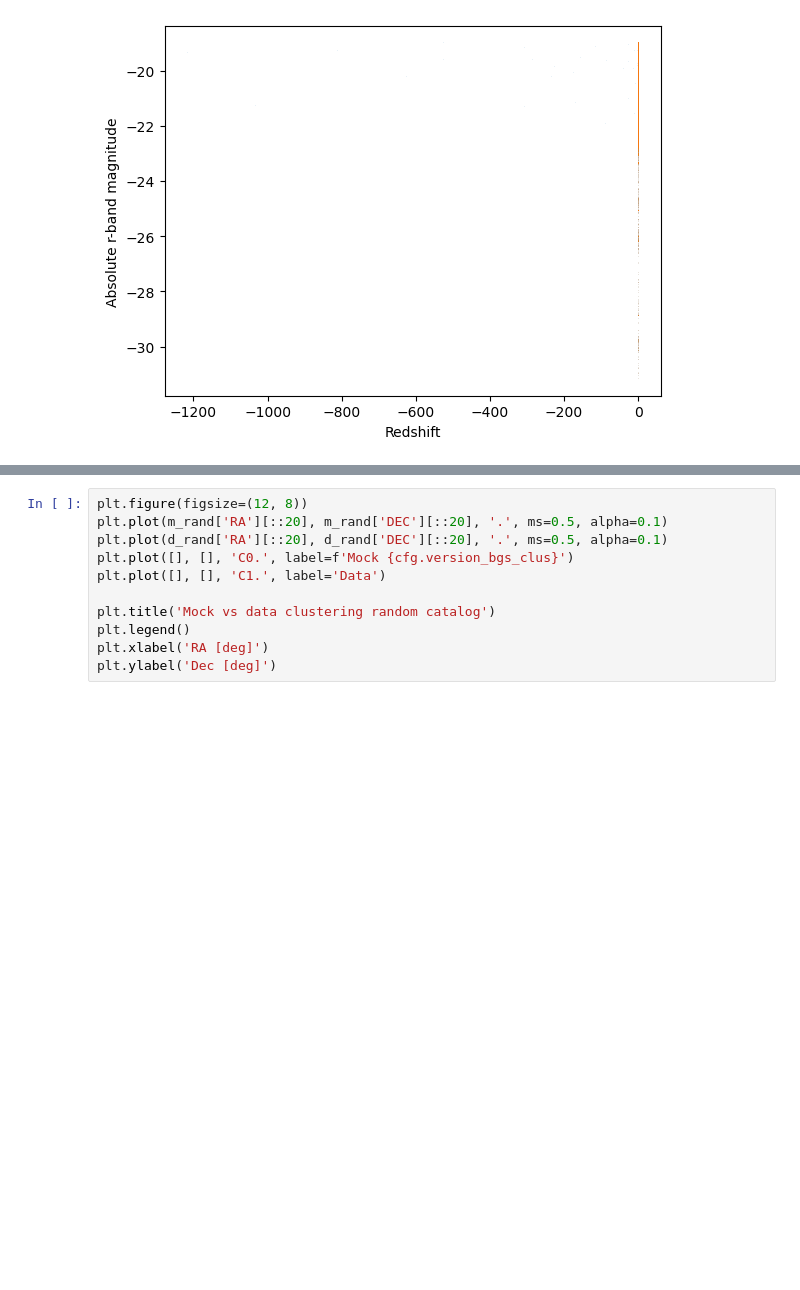
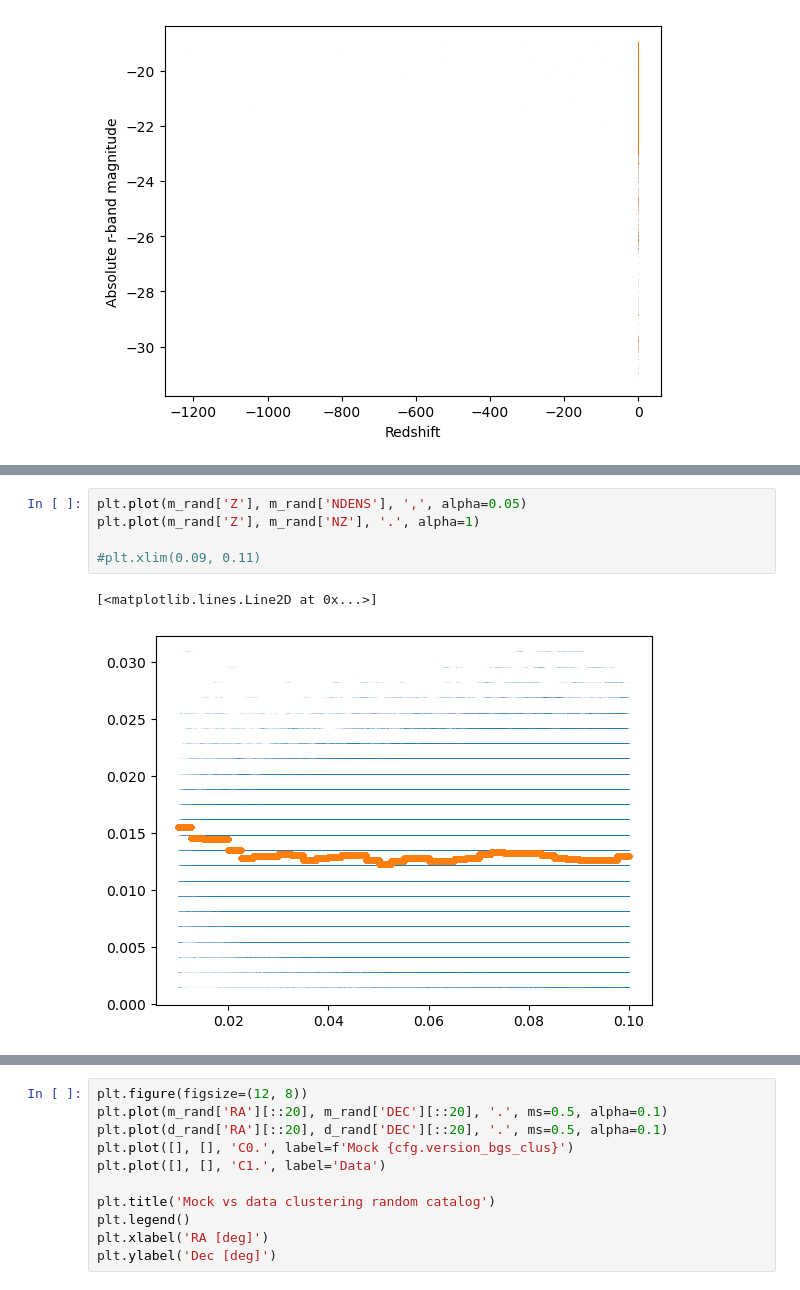
Before and after one commit to julianbautista/desi_pv_mocks, a Jupyter notebook: notebooks/check_BGS_clustering.ipynb, the cells around one changed output, grey strips where cells are left out. Drawn from its saved outputs; the diff is of its cells as text; blank space fills up the shorter version.

```diff
--- a/notebooks/check_BGS_clustering.ipynb
+++ b/notebooks/check_BGS_clustering.ipynb
@@ -87,3 +98,11 @@ m_data.names, m_rand.names, m_data.size, m_rand.size
+# %%
+plt.plot(m_rand['Z'], m_rand['NDENS'], ',', alpha=0.05)
+plt.plot(m_rand['Z'], m_rand['NZ'], '.', alpha=1)
+
+#plt.xlim(0.09, 0.11)
+# %% [output]
+[<matplotlib.lines.Line2D at 0x...>]
+[figure, added]
 # %%
 plt.figure(figsize=(12, 8))
 plt.plot(m_data['RA'], m_data['DEC'], '.', ms=1, alpha=0.1)
```
Also changed, not shown: parts of 12 cells of this notebook, 3 other files.
